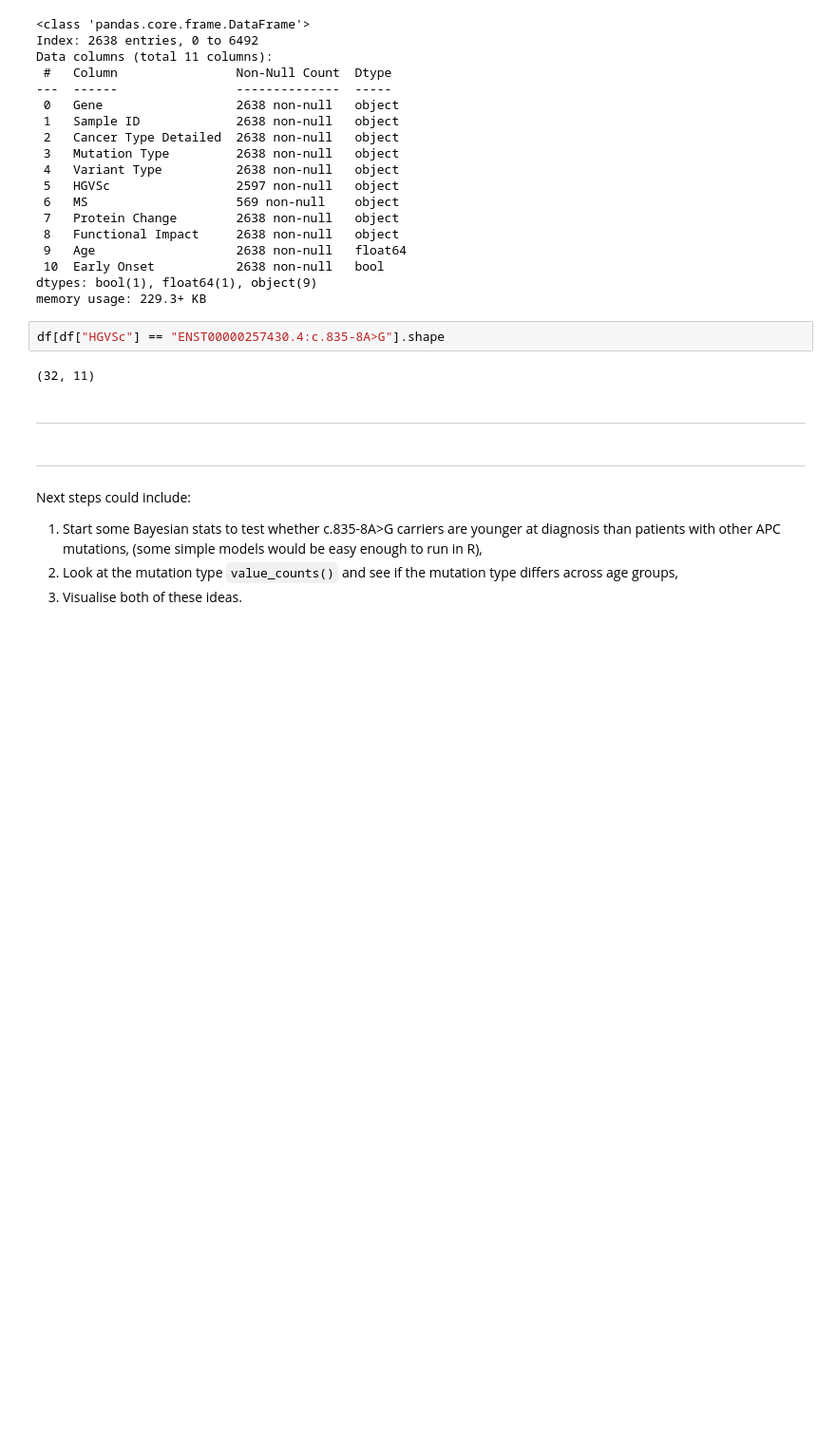
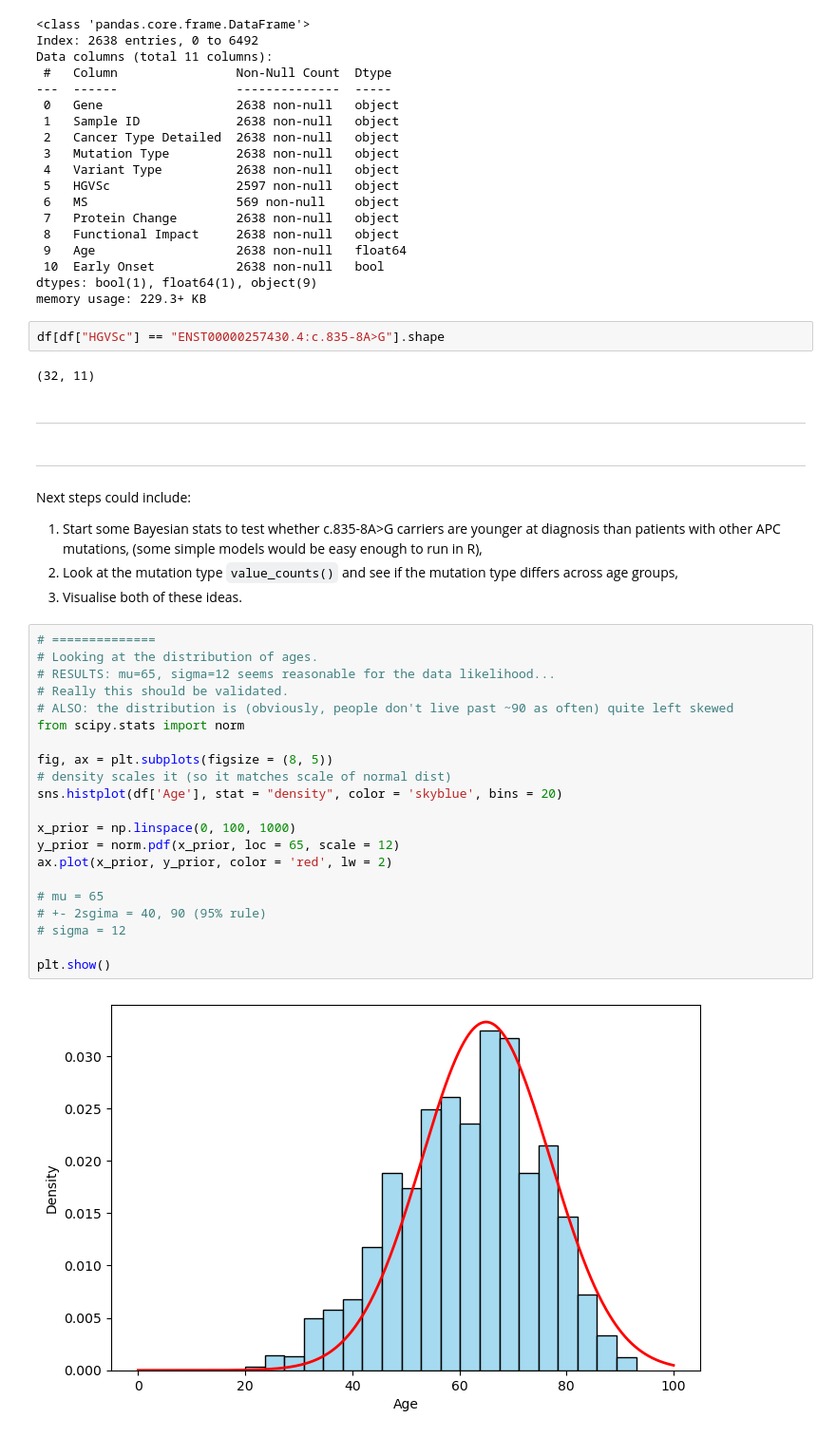
Before and after one commit to fredwdickinson/rscam-g6, a Jupyter notebook: Notebooks/data_cleaning.ipynb, the cells around one changed output. Shown at 95% size. Cells and saved outputs as stored; diff of their text form; blank space fills up the shorter version.

Commit message:
Data cleaning notes

```diff
--- a/Notebooks/data_cleaning.ipynb
+++ b/Notebooks/data_cleaning.ipynb
@@ -126,3 +128,26 @@ Next steps could include:
 1. Start some Bayesian stats to test whether c.835-8A>G carriers are younger at diagnosis than patients with other APC mutations, (some simple models would be easy enough to run in R),
 1. Look at the mutation type `value_counts()` and see if the mutation type differs across age groups,
 1. Visualise both of these ideas.
+# %%
+# ==============
+# Looking at the distribution of ages.
+# RESULTS: mu=65, sigma=12 seems reasonable for the data likelihood...
+# Really this should be validated.
+# ALSO: the distribution is (obviously, people don't live past ~90 as often) quite left skewed
+from scipy.stats import norm
+
+fig, ax = plt.subplots(figsize = (8, 5))
+# density scales it (so it matches scale of normal dist)
+sns.histplot(df['Age'], stat = "density", color = 'skyblue', bins = 20)
+
+x_prior = np.linspace(0, 100, 1000)
+y_prior = norm.pdf(x_prior, loc = 65, scale = 12)
+ax.plot(x_prior, y_prior, color = 'red', lw = 2)
+
+# mu = 65
+# +- 2sgima = 40, 90 (95% rule)
+# sigma = 12
+
+plt.show()
+# %% [output]
+[figure, added]
```
Also changed, not shown: parts of 3 cells of this notebook, 1 other file.
